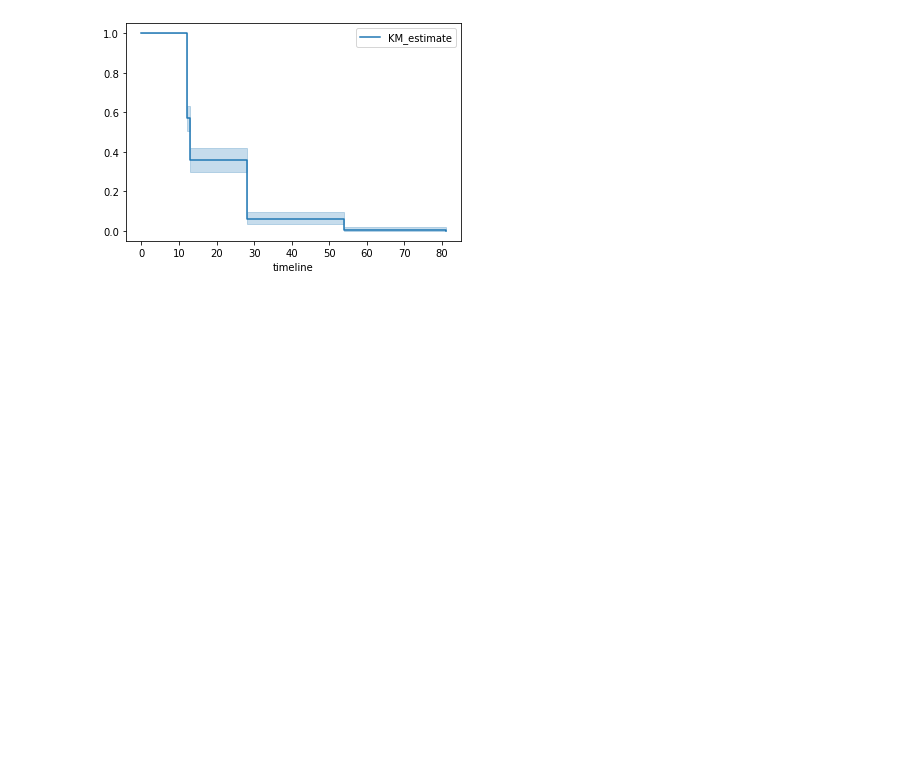
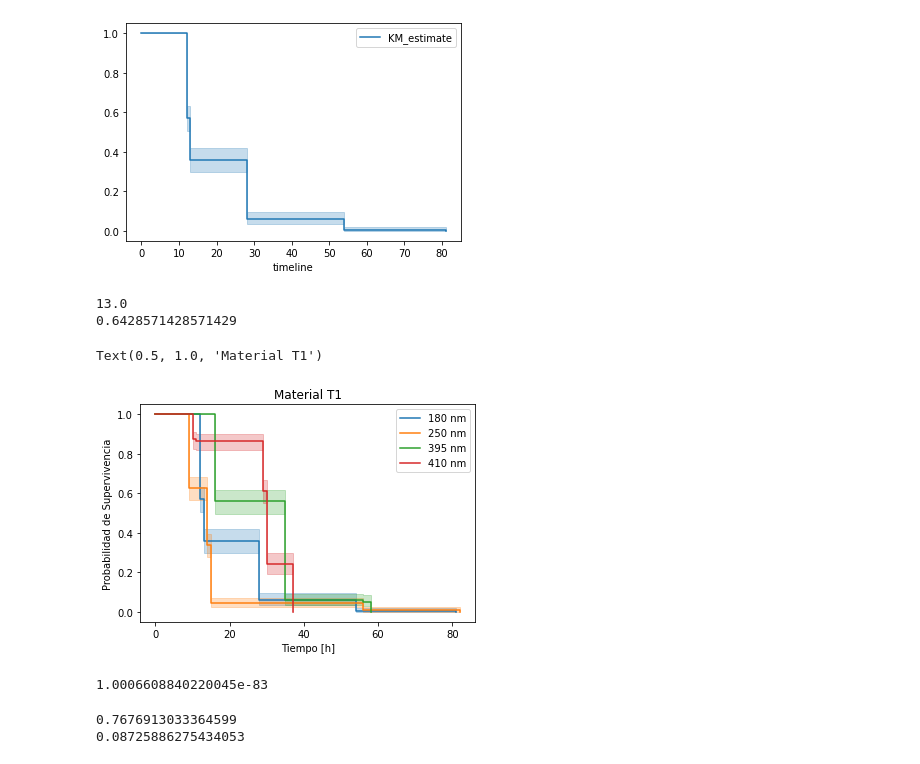
Before and after one commit to andreapy/Quinua, a Jupyter notebook: Germina.ipynb, the cells around one changed output. Cells and saved outputs as stored; diff of their text form; code cells hidden in the pictures; blank space fills up the shorter version.

Commit message:
Survival curves T1 and T9

```diff
--- a/Germina.ipynb
+++ b/Germina.ipynb
@@ -290,5 +267,5 @@ Data columns (total 2 columns):
 dtypes: float64(1), int64(1)
 memory usage: 3.9 KB
 # %%
-new_df_cleaned = new_df.dropna(subset=['T1_180', 'observed'])
+new_df_cleaned = new_df.dropna(subset=['Time', 'observed'])
 # %%
@@ -296,10 +273,10 @@ import lifelines
 # %%
-kmf = lifelines.KaplanMeierFitter()
+kmf = KaplanMeierFitter()
 
 
 #kmf.plot_survival_function()
 # %%
-kmf.fit(durations= new_df_cleaned['T1_180'], event_observed= new_df_cleaned['observed'])
+kmf.fit(durations= new_df_cleaned['Time'], event_observed= new_df_cleaned['observed'])
 # %% [output]
 <lifelines.KaplanMeierFitter:"KM_estimate", fitted with 238 total observations, 0 right-censored observations>
 # %%
@@ -307,3 +284,13 @@ kmf.plot_survival_function()
 # %% [output]
 <AxesSubplot:xlabel='timeline'>
 [figure]
+# %%
+# Print out the median survival duration
+print(kmf.median_survival_time_)
+
+print(1-kmf.predict(20))
+# %% [output]
+13.0
+0.6428571428571429
+# %%
+seed260.dropna(subset=['Time', 'observed'], inplace= True)
@@ -309,0 +299,23 @@ kmf.plot_survival_function()
+# %%
+ax = plt.subplot(111)
+
+kmf.plot_survival_function(ax=ax, label='180 nm')
+
+seeds_kmf.fit(seed260[seed260['Measurement'] =='T1_250']['Time'], seed260[seed260['Measurement'] == 'T1_250']['observed'], label='T1_250')
+seeds_kmf.plot_survival_function(ax=ax, label='250 nm')
+
+
+seeds_kmf.fit(seed260[seed260['Measurement'] =='T1_395']['Time'], seed260[seed260['Measurement'] == 'T1_395']['observed'], label='T1_395')
+
+seeds_kmf.plot_survival_function(ax=ax, label='395 nm')
+
+seeds_kmf.fit(seed260[seed260['Measurement'] =='T1_410']['Time'], seed260[seed260['Measurement'] == 'T1_410']['observed'], label='T1_410')
+seeds_kmf.plot_survival_function(ax=ax, label='410 nm')
+
+# Customize the plot as needed (e.g., add labels, title, etc.)
+ax.set_xlabel('Tiempo [h]')
+ax.set_ylabel('Probabilidad de Supervivencia')
+ax.set_title('Material T1')
+# %% [output]
+Text(0.5, 1.0, 'Material T1')
+[figure, added]
@@ -309,0 +331,5 @@ kmf.plot_survival_function()
+# %%
+# Print out the p-value of log-rank test results
+print(patient_results.p_value)
+# %% [output]
+1.0006608840220045e-83
@@ -309,0 +346,6 @@ kmf.plot_survival_function()
+# %%
+print(results.p_value)        # 0.7676
+print(results.test_statistic)
+# %% [output]
+0.7676913033364599
+0.08725886275434053
```
Also changed, not shown: parts of 20 cells of this notebook.
